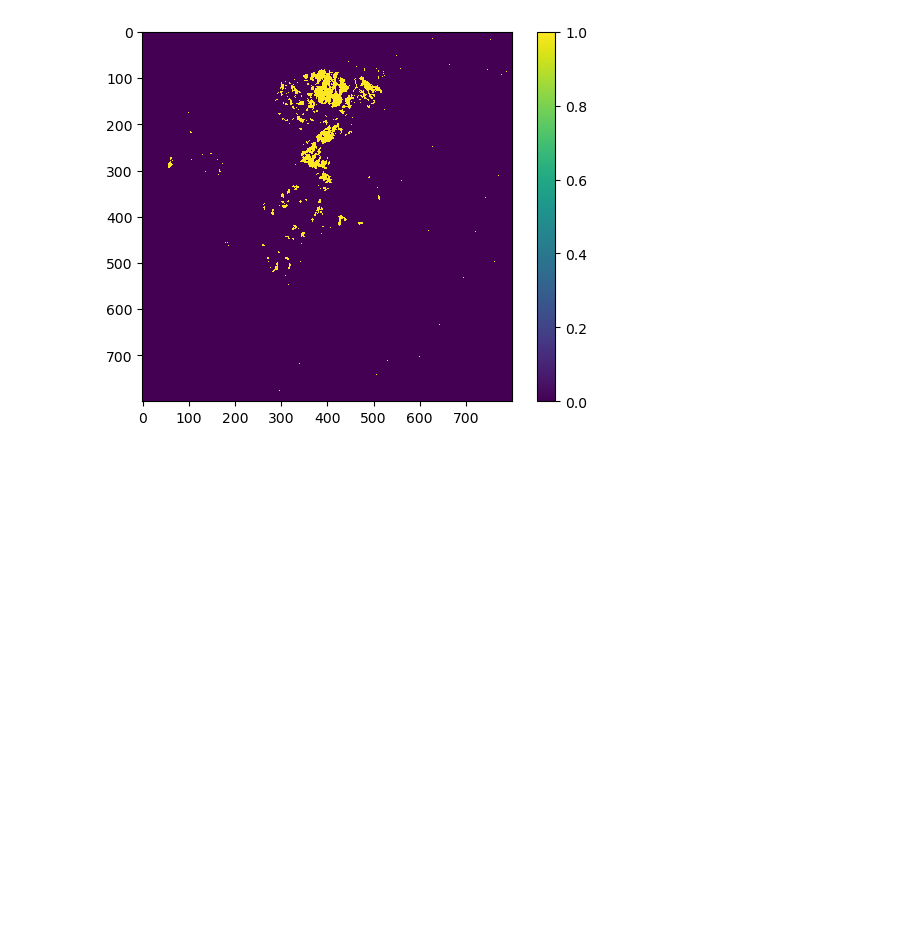
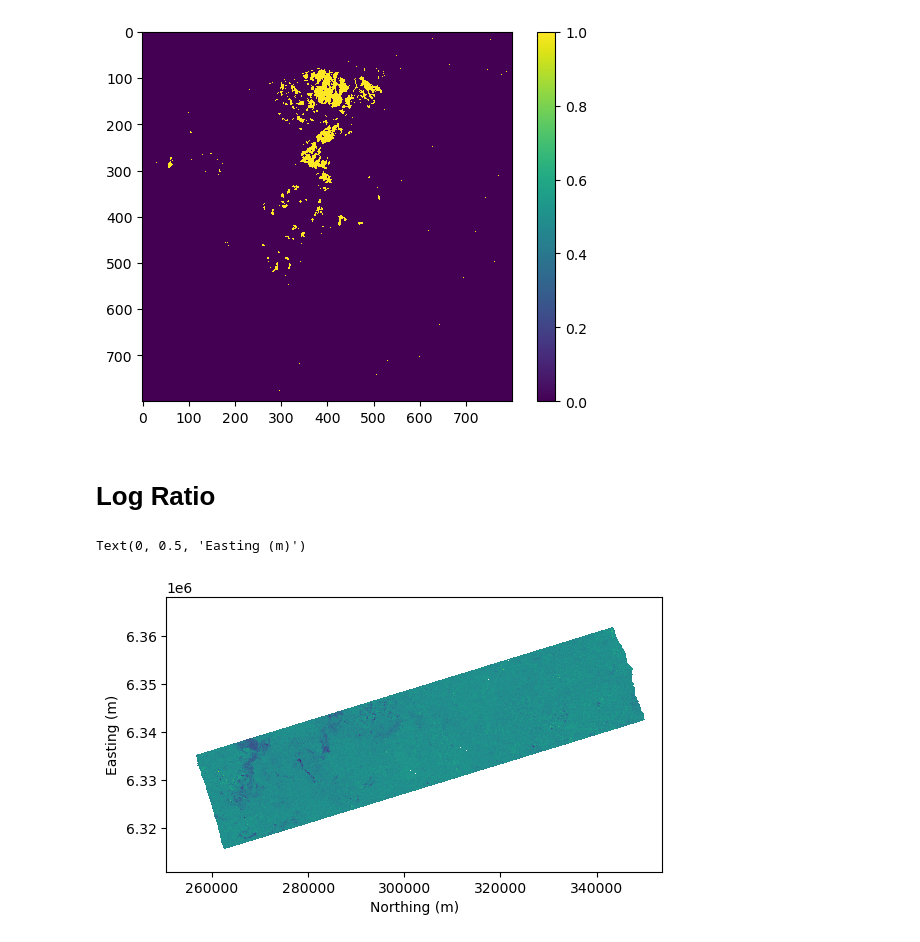
Before and after one commit to opera-adt/distmetrics, a Jupyter notebook: notebooks/fire-example.ipynb, the cells around one changed output. Drawn from its saved outputs; the diff is of its cells as text; code cells hidden in the pictures; blank space fills up the shorter version.

```diff
--- a/notebooks/fire-example.ipynb
+++ b/notebooks/fire-example.ipynb
@@ -90,3 +94,18 @@ plt.colorbar()
 # %% [output]
 <matplotlib.colorbar.Colorbar at 0x...>
 [figure]
+# %% [markdown]
+# Log Ratio
+# %%
+lr = compute_log_ratio(arrs_vh_d[pre_slice],
+                       arrs_vh_d[post_index],
+                       spatial_window_size=1,
+                       qual_stat='median')
+# %%
+fig, ax = plt.subplots()
+show(lr, interpolation='none', transform=profiles[0]['transform'], ax=ax, vmin=-10, vmax=10)
+ax.set_xlabel('Northing (m)')
+ax.set_ylabel('Easting (m)')
+# %% [output]
+Text(0, 0.5, 'Easting (m)')
+[figure, added]
```
Also changed, not shown: parts of 12 cells of this notebook.
